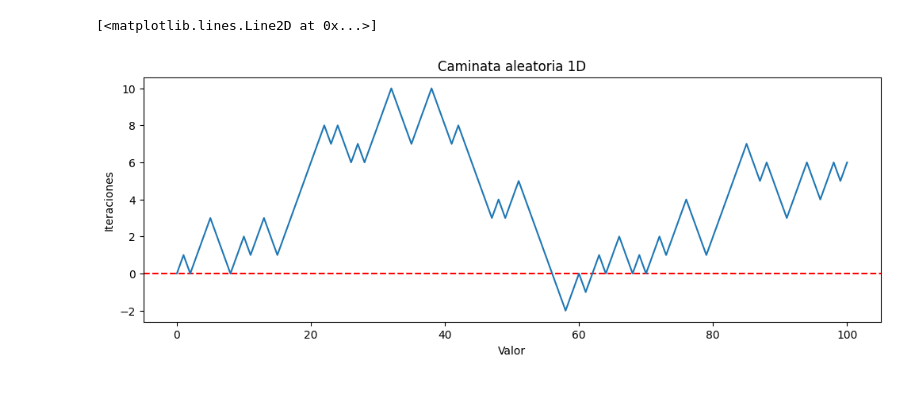
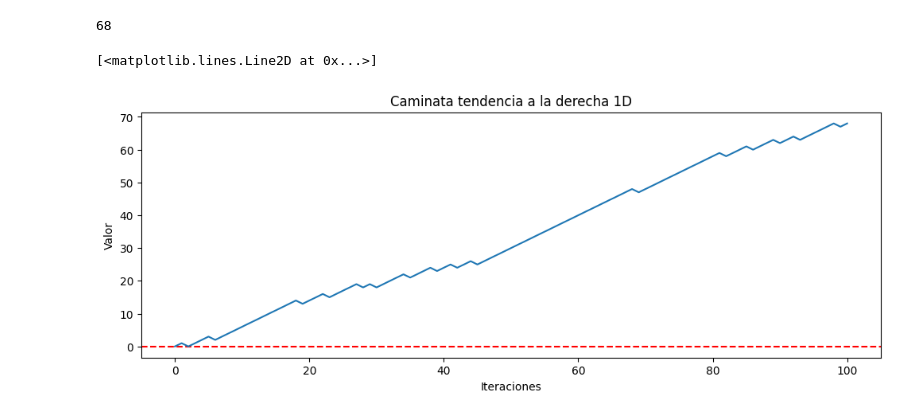
Before and after one commit to Lu1sV1rus/Estocasticos, a Jupyter notebook: Caminata_aleatoria_1D.ipynb, the cells around one changed output. Saved outputs shown, nothing was run; the diff lists cells and outputs as text; code cells hidden in the pictures.

```diff
--- a/Caminata_aleatoria_1D.ipynb
+++ b/Caminata_aleatoria_1D.ipynb
@@ -39,13 +283,15 @@ print(g)
 # %%
-from matplotlib import lines
+# Funcion con tendencia a la derecha (crece)
+# Funcion s2
+s2=caminata(w,0.2)
 # Grafica
-import matplotlib.pyplot as plt
 plt.figure(figsize=(12,4))
 plt.axhline(y=0, linestyle="--", color='red')
-plt.title('Caminata aleatoria 1D')
-plt.xlabel('Valor')
-plt.ylabel('Iteraciones')
-plt.plot(s1)
+plt.title('Caminata tendencia a la derecha 1D')
+plt.xlabel('Iteraciones')
+plt.ylabel('Valor')
+plt.plot(s2)
 # %% [output]
-[<matplotlib.lines.Line2D at 0x...>]
+68
+[<matplotlib.lines.Line2D at 0x...>]
-[figure, old version]
+[figure, new version]
```
Also changed, not shown: parts of 15 cells of this notebook.
